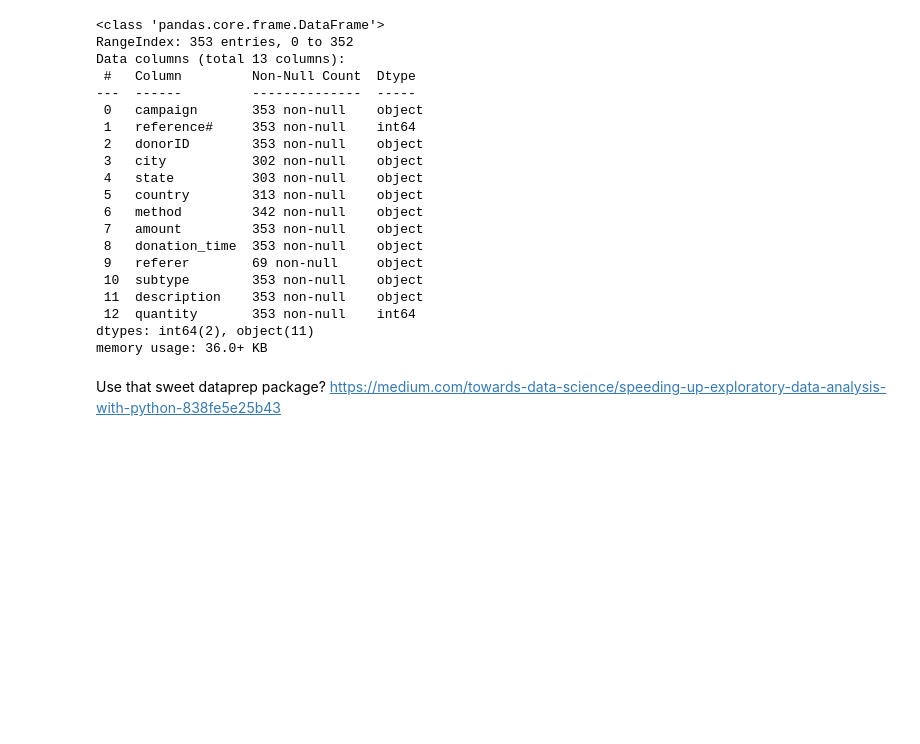
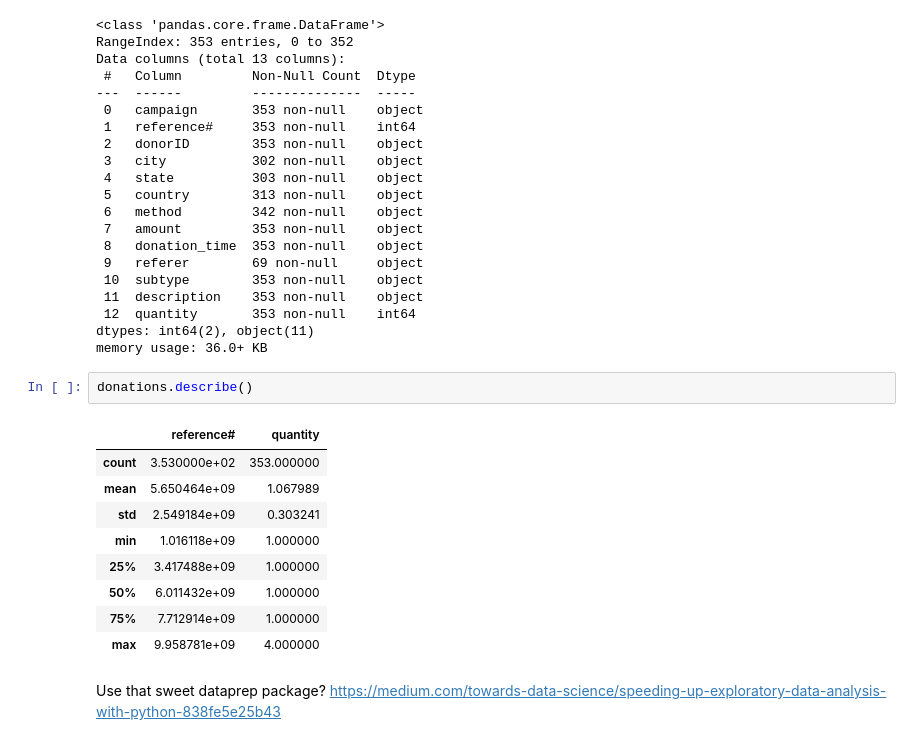
Before and after one commit to wcrowley342/Donordata, a Jupyter notebook: Donation_Data_Analysis.ipynb, the cells around one changed output. Cells and saved outputs as stored; diff of their text form; blank space fills up the shorter version.

```diff
--- a/Donation_Data_Analysis.ipynb
+++ b/Donation_Data_Analysis.ipynb
@@ -62,6 +53,18 @@ Data columns (total 13 columns):
  12  quantity       353 non-null    int64
 dtypes: int64(2), object(11)
 memory usage: 36.0+ KB
+# %%
+donations.describe()
+# %% [output]
+|  | reference# | quantity |
+| count | 3.530000e+02 | 353.000000 |
+| mean | 5.650464e+09 | 1.067989 |
+| std | 2.549184e+09 | 0.303241 |
+| min | 1.016118e+09 | 1.000000 |
+| 25% | 3.417488e+09 | 1.000000 |
+| 50% | 6.011432e+09 | 1.000000 |
+| 75% | 7.712914e+09 | 1.000000 |
+| max | 9.958781e+09 | 4.000000 |
 # %% [markdown]
 Use that sweet dataprep package?
 https://medium.com/towards-data-science/speeding-up-exploratory-data-analysis-with-python-838fe5e25b43
```
Also changed, not shown: parts of 7 cells of this notebook.
